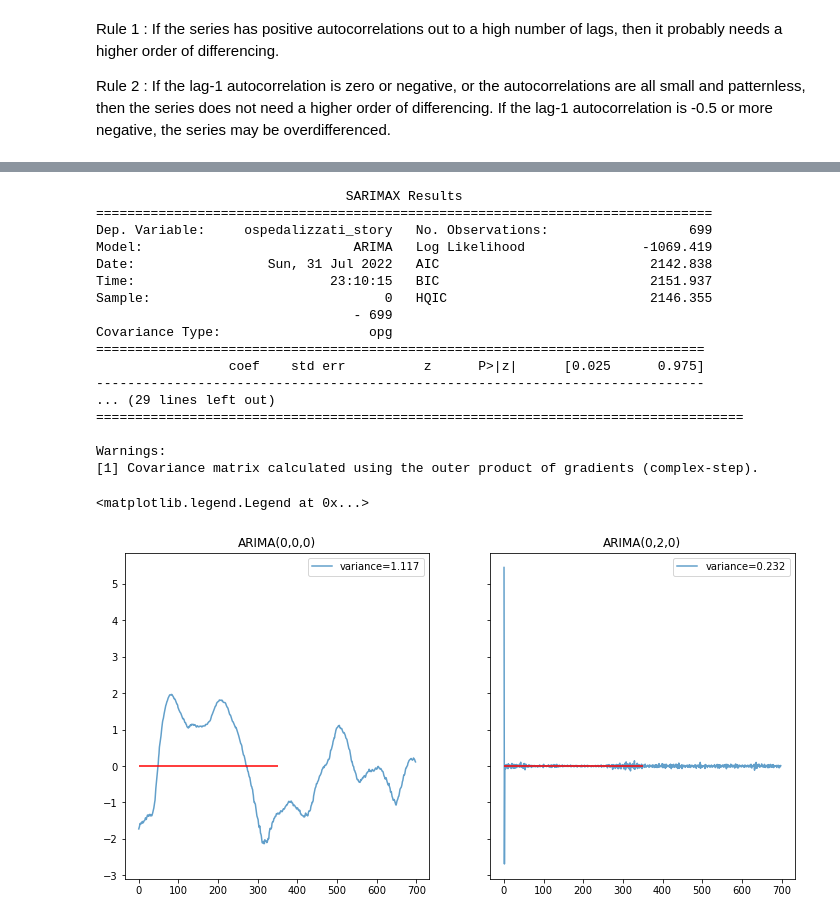
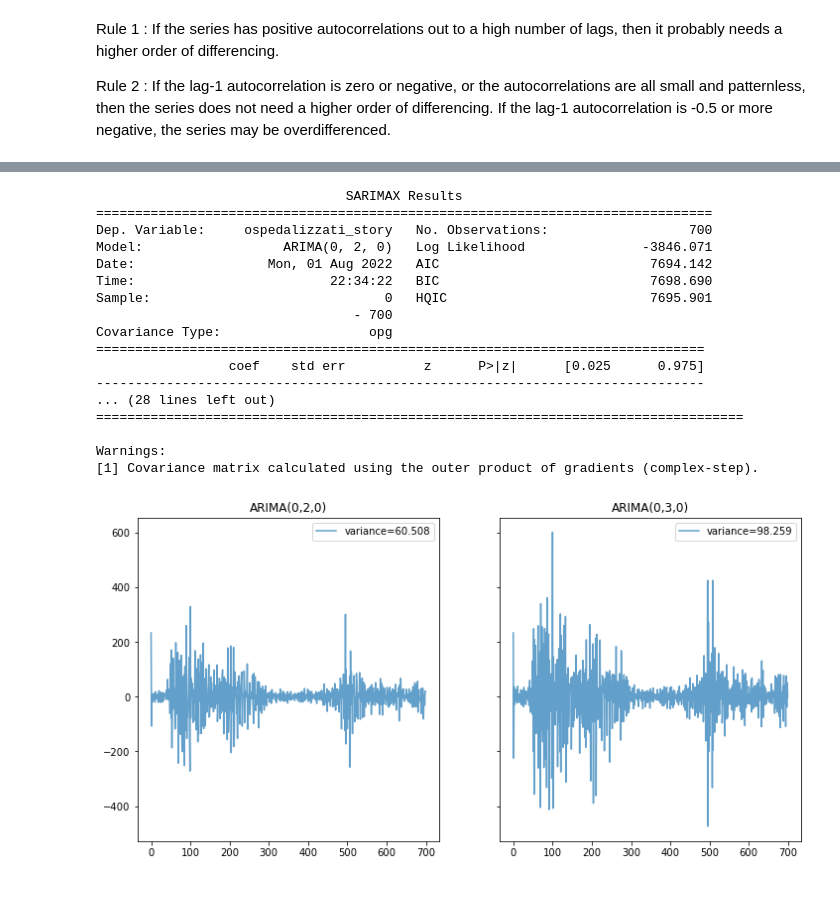
Before and after one commit to virtualmartire/lombacovid, a Jupyter notebook: ML/arima.ipynb, the cells around one changed output, grey strips where cells are left out. Cells and saved outputs as stored; diff of their text form; code cells hidden in the pictures; blank space fills up the shorter version.

```diff
--- a/ML/arima.ipynb
+++ b/ML/arima.ipynb
@@ -24,0 +27,20 @@ Name: ospedalizzati_story, dtype: float64
+# %%
+def compareSummaryAndVariance(order_1, order_2, fitted_timeseries):
+
+    model = ARIMA(endog=fitted_timeseries, order=order_1)
+    res_a = model.fit()
+    print(res_a.summary())
+
+    model = ARIMA(endog=fitted_timeseries, order=order_2)
+    res_b = model.fit()
+    print(res_b.summary())
+
+    fig, ax = plt.subplots(1, 2, sharey=True, figsize=(12, 6))
+    ax[0].plot(res_a.resid.values, alpha=0.7, label='variance={:.3f}'.format(np.std(res_a.resid.values)))
+    ax[0].set_title(f"ARIMA({order_1[0]},{order_1[1]},{order_1[2]})")
+    ax[0].legend()
+    ax[1].plot(res_b.resid.values, alpha=0.7, label='variance={:.3f}'.format(np.std(res_b.resid.values)))
+    ax[1].set_title(f"ARIMA({order_2[0]},{order_2[1]},{order_2[2]})")
+    ax[1].legend()
+
+    return
@@ -76,38 +111,21 @@ The “ACF — Logged data” chart shows non-stationary data, characterized by
-# %%
-model = ARIMA(endog=np.log(timeseries).dropna(), order=(0, 0, 0))
-res_000 = model.fit()
-print(res_000.summary())
-
-model = ARIMA(endog=np.log(timeseries).dropna(), order=(0, 2, 0))
-res_010 = model.fit()
-print(res_010.summary())
-
-fig, ax = plt.subplots(1, 2, sharey=True, figsize=(12, 6))
-ax[0].plot(res_000.resid.values, alpha=0.7, label='variance={:.3f}'.format(np.std(res_000.resid.values)))
-ax[0].hlines(0, xmin=0, xmax=350, color='r')
-ax[0].set_title("ARIMA(0,0,0)")
-ax[0].legend()
-ax[1].plot(res_010.resid.values, alpha=0.7, label='variance={:.3f}'.format(np.std(res_010.resid.values)))
-ax[1].hlines(0, xmin=0, xmax=350, color='r')
-ax[1].set_title("ARIMA(0,2,0)")
-ax[1].legend()
-# %% [output]
-                                SARIMAX Results
-===============================================================================
-Dep. Variable:     ospedalizzati_story   No. Observations:                  699
-Model:                           ARIMA   Log Likelihood               -1069.419
-Date:                 Sun, 31 Jul 2022   AIC                           2142.838
-Time:                         23:10:15   BIC                           2151.937
-Sample:                              0   HQIC                          2146.355
-                                 - 699
-Covariance Type:                   opg
-==============================================================================
-                 coef    std err          z      P>|z|      [0.025      0.975]
-------------------------------------------------------------------------------
-... (29 lines left out)
-===================================================================================
-
-Warnings:
-[1] Covariance matrix calculated using the outer product of gradients (complex-step).
-<matplotlib.legend.Legend at 0x...>
-[figure, removed]
+# %%
+compareSummaryAndVariance((0,2,0), (0,3,0), fitted_timeseries)
+# %% [output]
+                                SARIMAX Results
+===============================================================================
+Dep. Variable:     ospedalizzati_story   No. Observations:                  700
+Model:                  ARIMA(0, 2, 0)   Log Likelihood               -3846.071
+Date:                 Mon, 01 Aug 2022   AIC                           7694.142
+Time:                         22:34:22   BIC                           7698.690
+Sample:                              0   HQIC                          7695.901
+                                 - 700
+Covariance Type:                   opg
+==============================================================================
+                 coef    std err          z      P>|z|      [0.025      0.975]
+------------------------------------------------------------------------------
+... (28 lines left out)
+===================================================================================
+
+Warnings:
+[1] Covariance matrix calculated using the outer product of gradients (complex-step).
+[figure, added]
```
Also changed, not shown: parts of 24 cells of this notebook, 1 other file.
